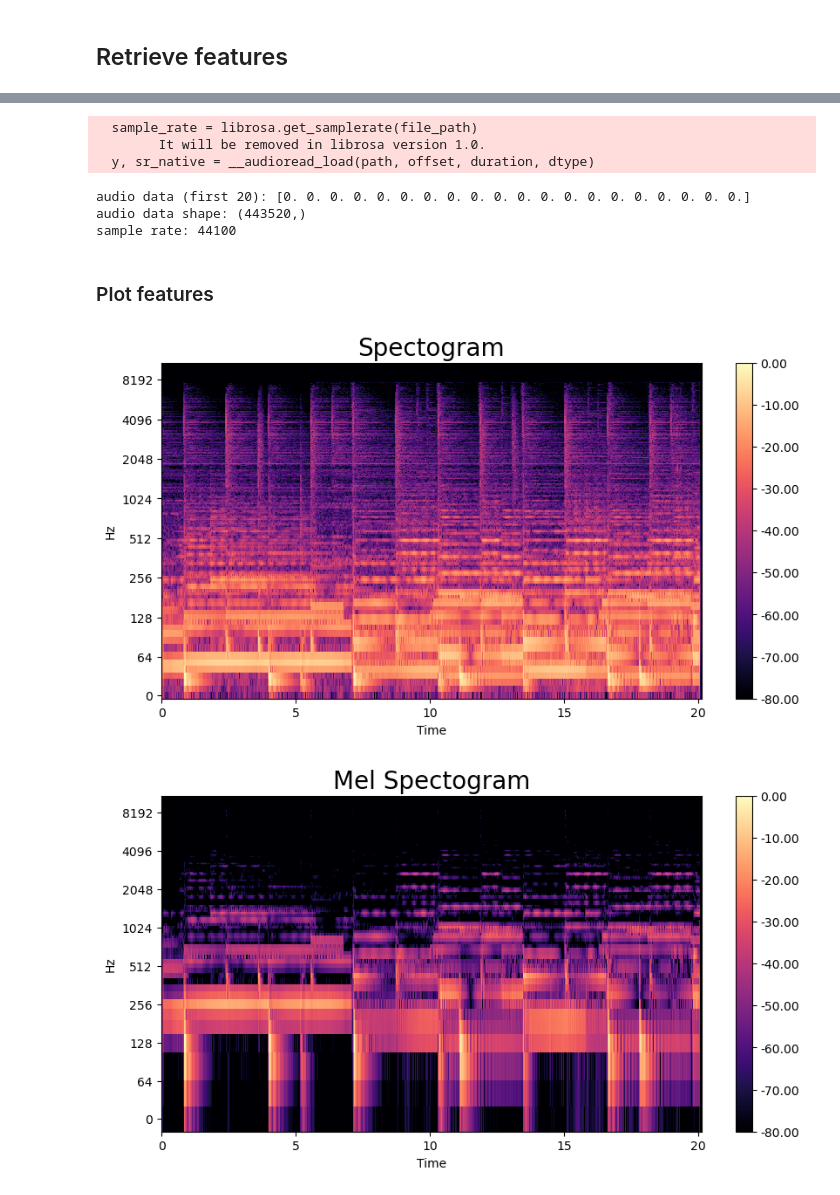
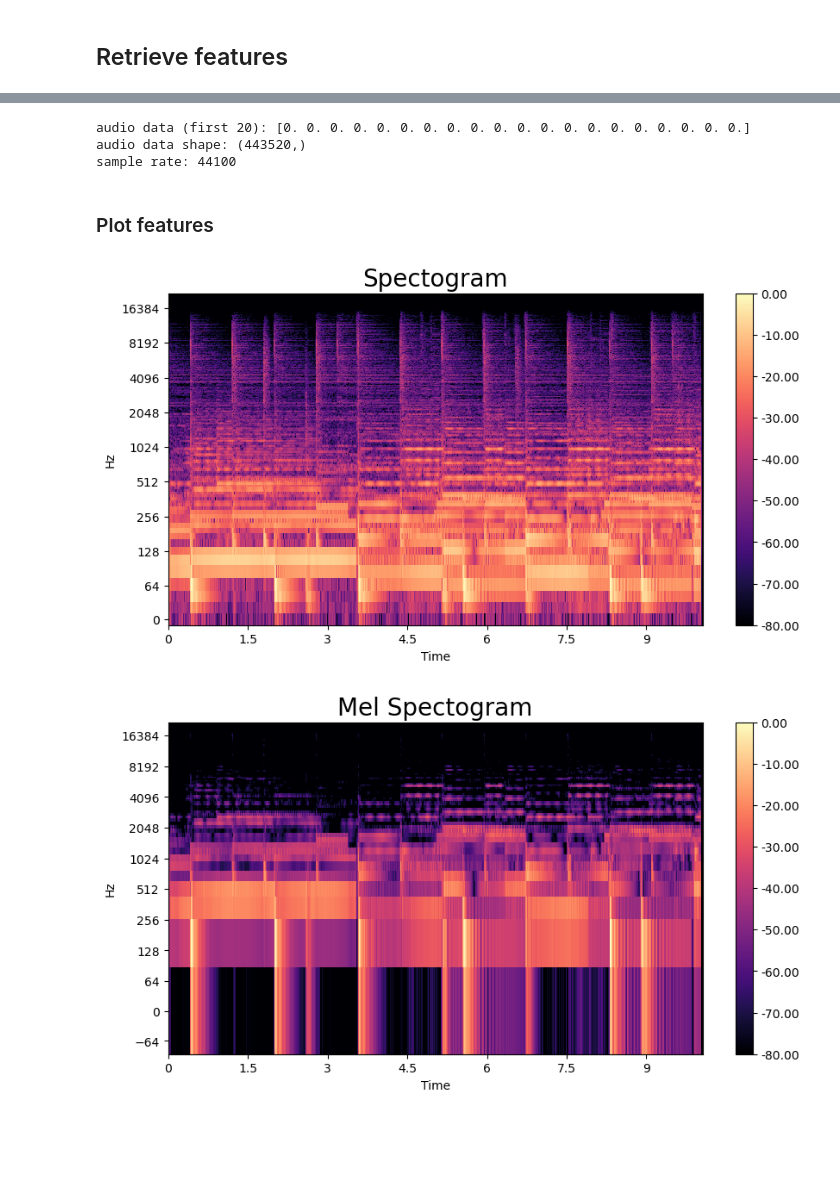
Before and after one commit to C7A7A/audio_clustering_autoencoder, a Jupyter notebook: notebooks/extract_features.ipynb, the cells around one changed output, grey strips where cells are left out. Drawn from its saved outputs; the diff is of its cells as text; code cells hidden in the pictures; blank space fills up the shorter version.

Commit message:
ignore mfccs, add paths to features, plot with sample rate, save file as wav + signal sampling max kHz

```diff
--- a/notebooks/extract_features.ipynb
+++ b/notebooks/extract_features.ipynb
@@ -5,10 +5,14 @@ import os
 import pandas as pd
 # %%
 project_dir = os.path.abspath(os.path.join(os.getcwd(), os.pardir))
+metadata_dir = os.path.join(project_dir, "metadata")
+
+#TODO: argument for dataset dir
+dataset_dir = os.path.join(metadata_dir, "music_audio_benchmark")
 
 #TODO: argument for csv file name
-csv_file_name = "music_metadata.csv"
-csv_file_path = os.path.join(project_dir, "metadata", csv_file_name)
+csv_file_name = "metadata_transformed.csv"
+csv_file_path = os.path.join(dataset_dir, csv_file_name)
 # %%
 df = pd.read_csv(csv_file_path)
 df.head()
@@ -72,12 +76,9 @@ print(f"audio data (first 20): {y[:20]}")
 print(f"audio data shape: {y.shape}")
 print(f"sample rate: {sr}")
 # %% [output]
-  sample_rate = librosa.get_samplerate(file_path)
-        It will be removed in librosa version 1.0.
-  y, sr_native = __audioread_load(path, offset, duration, dtype)
+audio data (first 20): [0. 0. 0. 0. 0. 0. 0. 0. 0. 0. 0. 0. 0. 0. 0. 0. 0. 0. 0. 0.]
+audio data shape: (443520,)
+sample rate: 44100
-audio data (first 20): [0. 0. 0. 0. 0. 0. 0. 0. 0. 0. 0. 0. 0. 0. 0. 0. 0. 0. 0. 0.]
-audio data shape: (443520,)
-sample rate: 44100
 # %%
 def get_duration(y, sr):
     duration = "{:.3f}".format(librosa.get_duration(y=y, sr=sr))
@@ -123,18 +124,19 @@ def get_spectogram(y):
     return dB_scaled_spectogram
 
 
-def get_spectogram_img(spectogram, ax):
+def get_spectogram_img(spectogram, sr, ax):
     return librosa.display.specshow(
         spectogram,
+        sr=sr,
         x_axis='time',
         y_axis='log',
         ax=ax
     )
 
 
-def plot_spectogram(spectogram):
+def plot_spectogram(spectogram, sr):
     fig, ax = plt.subplots(figsize=FIG_SIZE)
-    img = get_spectogram_img(spectogram, ax)
+    img = get_spectogram_img(spectogram, sr, ax)
     ax.set_title('Spectogram', fontsize=20)
     fig.colorbar(img, ax=ax, format=f'%0.2f')
     return fig
@@ -144,24 +146,25 @@ def get_mel_spectogram(y, sr):
     S = librosa.feature.melspectrogram(
         y=y,
         sr=sr,
-        n_mels=128 * 2,
+        n_mels=128,
     )
     dB_scaled_spectogram_mel = librosa.amplitude_to_db(S, ref=np.max)
     return dB_scaled_spectogram_mel
 
 
-def get_mel_spectogram_img(mel_spectogram, ax):
+def get_mel_spectogram_img(mel_spectogram, sr, ax):
     return librosa.display.specshow(
         mel_spectogram,
+        sr=sr,
         x_axis='time',
         y_axis='log',
         ax=ax
     )
 
 
-def plot_mel_spectogram(mel_spectogram):
+def plot_mel_spectogram(mel_spectogram, sr):
     fig, ax = plt.subplots(figsize=FIG_SIZE)
-    img = get_mel_spectogram_img(mel_spectogram, ax)
+    img = get_mel_spectogram_img(mel_spectogram, sr, ax)
     ax.set_title('Mel Spectogram', fontsize=20)
     fig.colorbar(img, ax=ax, format=f'%0.2f')
     return fig
@@ -172,18 +175,19 @@ def get_chroma(y, sr):
     return chroma
 
 
-def get_chroma_img(chroma, ax):
+def get_chroma_img(chroma, sr, ax):
     return librosa.display.specshow(
         chroma,
+        sr=sr,
         y_axis='chroma',
         x_axis='time',
         ax=ax
     )
 
 
-def plot_chroma(chroma):
+def plot_chroma(chroma, sr):
     fig, ax = plt.subplots(figsize=FIG_SIZE)
-    img = get_chroma_img(chroma, ax)
+    img = get_chroma_img(chroma, sr, ax)
     ax.set_title('Chromagram', fontsize=20)
     fig.colorbar(img, ax=ax, format=f'%0.2f')
 
@@ -203,17 +207,18 @@ def get_mfccs(y, sr):
     return mfccs
 
 
-def get_mfccs_img(mfccs, ax):
+def get_mfccs_img(mfccs, sr, ax):
     return librosa.display.specshow(
         mfccs,
+        sr=sr,
         x_axis='time',
         ax=ax
     )
 
 
-def plot_mfccs(mfccs):
+def plot_mfccs(mfccs, sr):
     fig, ax = plt.subplots(figsize=FIG_SIZE)
-    img = get_mfccs_img(mfccs, ax)
+    img = get_mfccs_img(mfccs, sr, ax)
     ax.set_title('MFCCs', fontsize=20)
     fig.colorbar(img, ax=ax, format=f'%0.2f')
     plt.ylabel('MFCC Coefficients')
@@ -259,15 +266,15 @@ def save_numpy_array(array, output_file):
 ### Plot features
 # %%
 spectogram = get_spectogram(y)
-figure = plot_spectogram(spectogram)
+figure = plot_spectogram(spectogram, sr)
 plt.show()
 # %% [output]
-[figure, old version]
+[figure, new version]
 # %%
 mel_spectogram = get_mel_spectogram(y, sr)
-figure = plot_mel_spectogram(mel_spectogram)
+figure = plot_mel_spectogram(mel_spectogram, sr)
 plt.show()
 # %% [output]
-[figure, old version]
+[figure, new version]
 # %%
 chroma = get_chroma(y, sr)
```
Also changed, not shown: parts of 7 cells of this notebook, 4 other files.
